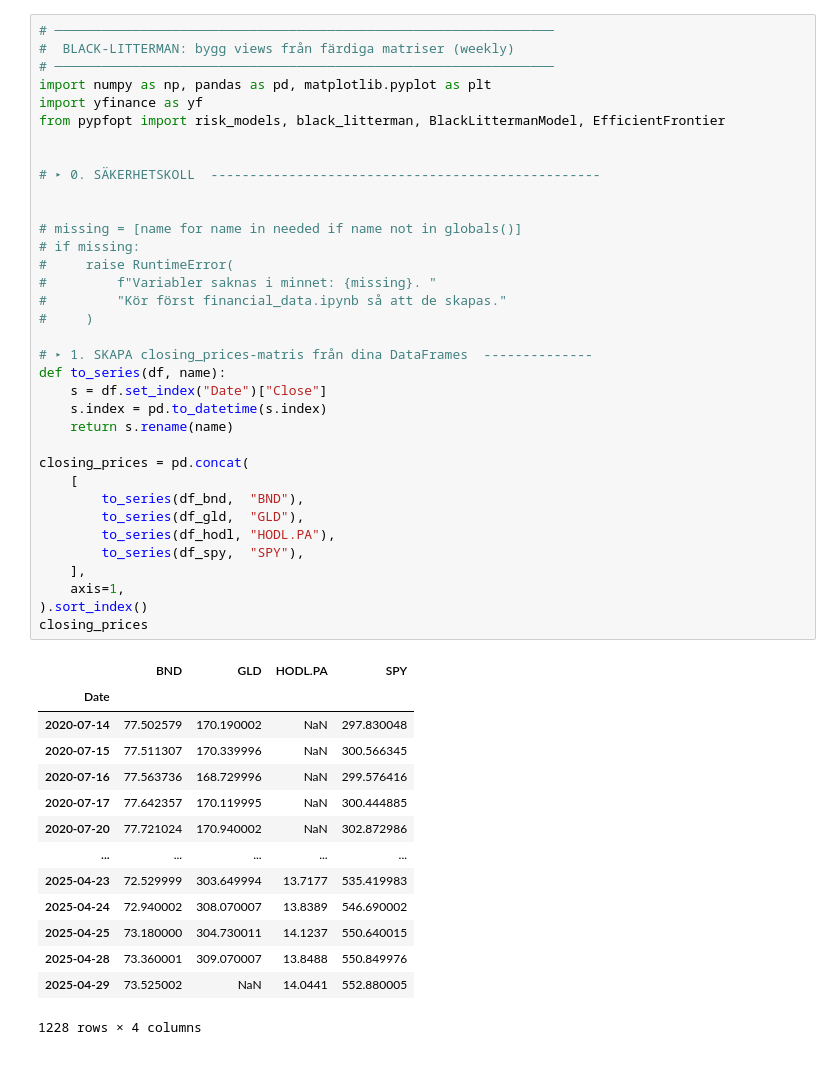
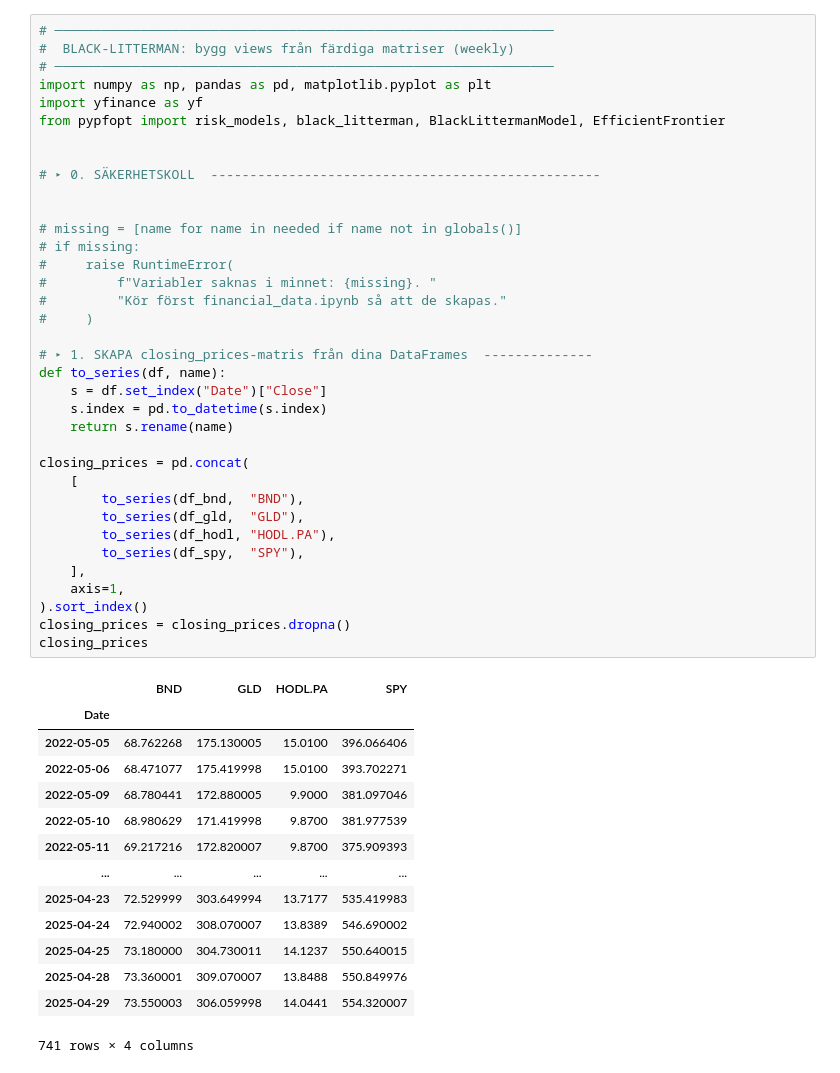
Before and after one commit to AlexanderJarvheden/PortfolioManagement-ML, a Jupyter notebook: bl2.ipynb, the cells around one changed output. Saved outputs shown, nothing was run; the diff lists cells and outputs as text.

```diff
--- a/bl2.ipynb
+++ b/bl2.ipynb
@@ -39,44 +39,45 @@ from pypfopt import risk_models, black_litterman, BlackLittermanModel, Efficient
 
 # ▸ 0. SÄKERHETSKOLL  --------------------------------------------------
 
 
 # missing = [name for name in needed if name not in globals()]
 # if missing:
 #     raise RuntimeError(
 #         f"Variabler saknas i minnet: {missing}. "
 #         "Kör först financial_data.ipynb så att de skapas."
 #     )
 
 # ▸ 1. SKAPA closing_prices-matris från dina DataFrames  --------------
 def to_series(df, name):
     s = df.set_index("Date")["Close"]
     s.index = pd.to_datetime(s.index)
     return s.rename(name)
 
 closing_prices = pd.concat(
     [
         to_series(df_bnd,  "BND"),
         to_series(df_gld,  "GLD"),
         to_series(df_hodl, "HODL.PA"),
         to_series(df_spy,  "SPY"),
     ],
     axis=1,
 ).sort_index()
+closing_prices = closing_prices.dropna()
 closing_prices
 # %% [output]
 |  | BND | GLD | HODL.PA | SPY |
 | Date |  |  |  |  |
-| 2020-07-14 | 77.502579 | 170.190002 | NaN | 297.830048 |
-| 2020-07-15 | 77.511307 | 170.339996 | NaN | 300.566345 |
-| 2020-07-16 | 77.563736 | 168.729996 | NaN | 299.576416 |
-| 2020-07-17 | 77.642357 | 170.119995 | NaN | 300.444885 |
-| 2020-07-20 | 77.721024 | 170.940002 | NaN | 302.872986 |
+| 2022-05-05 | 68.762268 | 175.130005 | 15.0100 | 396.066406 |
+| 2022-05-06 | 68.471077 | 175.419998 | 15.0100 | 393.702271 |
+| 2022-05-09 | 68.780441 | 172.880005 | 9.9000 | 381.097046 |
+| 2022-05-10 | 68.980629 | 171.419998 | 9.8700 | 381.977539 |
+| 2022-05-11 | 69.217216 | 172.820007 | 9.8700 | 375.909393 |
 | ... | ... | ... | ... | ... |
 | 2025-04-23 | 72.529999 | 303.649994 | 13.7177 | 535.419983 |
 | 2025-04-24 | 72.940002 | 308.070007 | 13.8389 | 546.690002 |
 | 2025-04-25 | 73.180000 | 304.730011 | 14.1237 | 550.640015 |
 | 2025-04-28 | 73.360001 | 309.070007 | 13.8488 | 550.849976 |
-| 2025-04-29 | 73.525002 | NaN | 14.0441 | 552.880005 |
+| 2025-04-29 | 73.550003 | 306.059998 | 14.0441 | 554.320007 |
-1228 rows × 4 columns
+741 rows × 4 columns
 # %%
 mcaps = {
```
Also changed, not shown: parts of 3 cells of this notebook, 2 other files.
